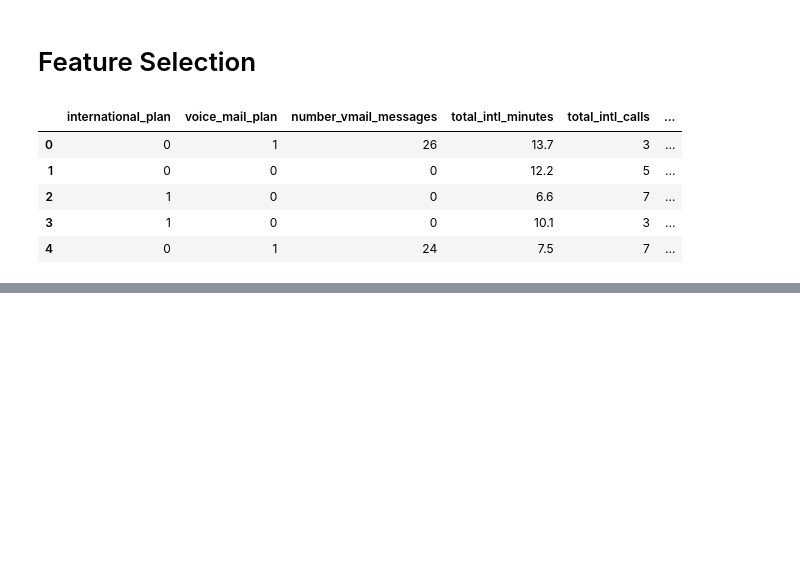
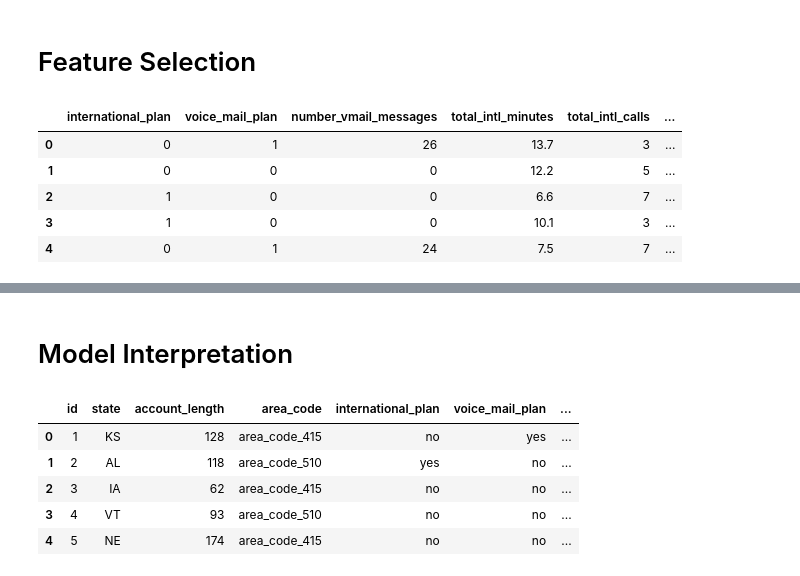
Before and after one commit to YeabsiraTibebu/Customer-Churn-Prediction, a Jupyter notebook: notebook/EDA.ipynb, the cells around one changed output, grey strips where cells are left out. Cells and saved outputs as stored; diff of their text form; code cells hidden in the pictures; blank space fills up the shorter version.

```diff
--- a/notebook/EDA.ipynb
+++ b/notebook/EDA.ipynb
@@ -526,0 +533,12 @@ Stochastic Optimizer: Maximum iterations (200) reached and the optimization hasn
+# %% [markdown]
+# Model Interpretation
+# %%
+df_test = pd.read_csv("../data/test.csv")
+df_test.head()
+# %% [output]
+|  | id | state | account_length | area_code | international_plan | voice_mail_plan | ... |
+| 0 | 1 | KS | 128 | area_code_415 | no | yes | ... |
+| 1 | 2 | AL | 118 | area_code_510 | yes | no | ... |
+| 2 | 3 | IA | 62 | area_code_415 | no | no | ... |
+| 3 | 4 | VT | 93 | area_code_510 | no | no | ... |
+| 4 | 5 | NE | 174 | area_code_415 | no | no | ... |
```
Also changed, not shown: parts of 8 cells of this notebook, 2 other files.
